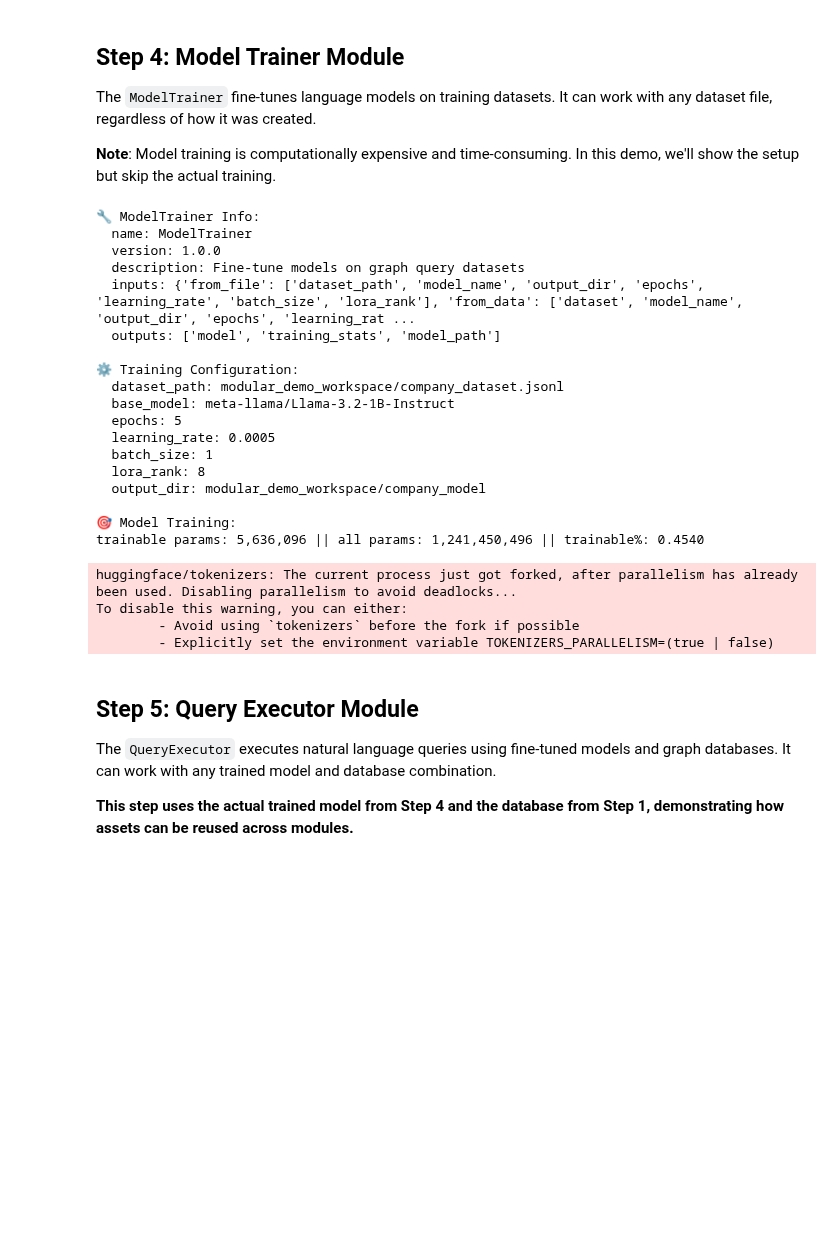
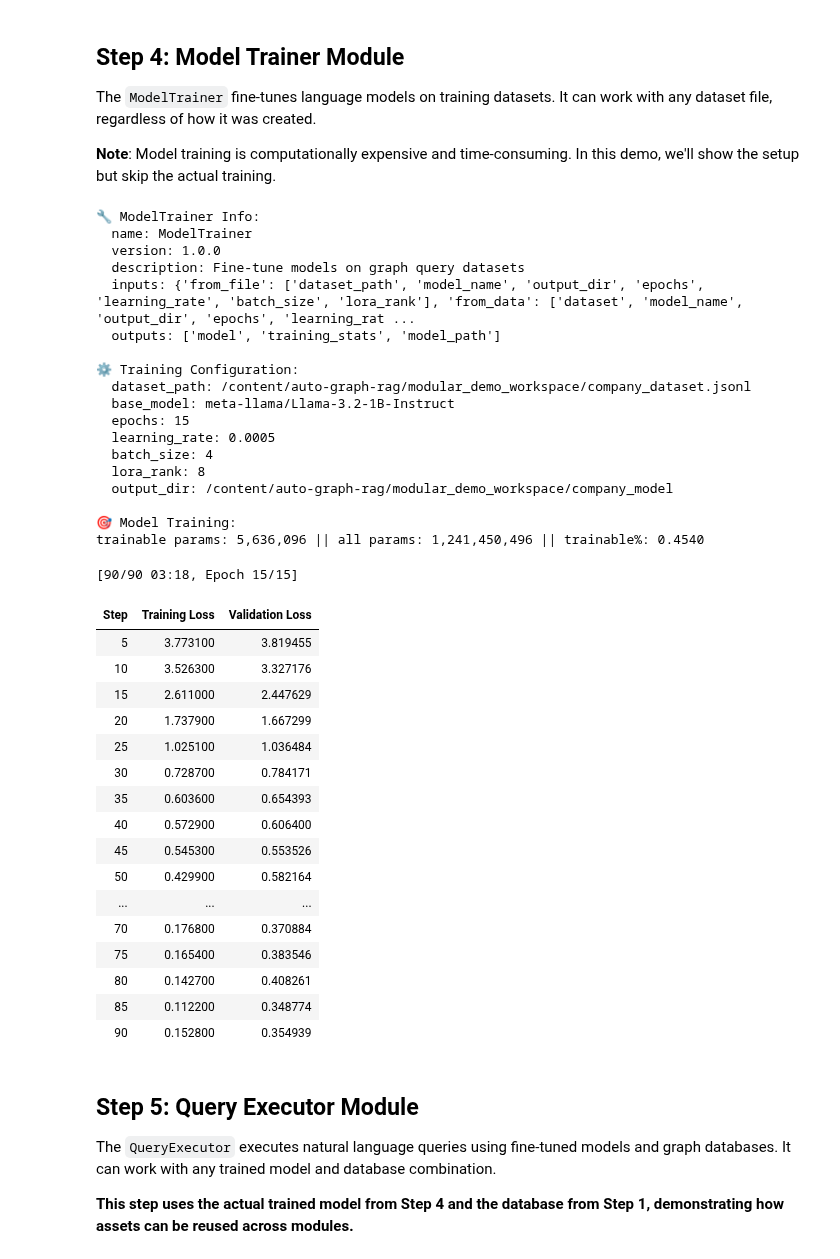
Before and after one commit to benjaminwfriedman/auto-graph-rag, a Jupyter notebook: modular_demo.ipynb, the cells around one changed output. Cells and saved outputs as stored; diff of their text form; code cells hidden in the pictures; blank space fills up the shorter version.

```diff
--- a/modular_demo.ipynb
+++ b/modular_demo.ipynb
@@ -52,7 +90,20 @@ Let's set up our working directory and check for required API keys.
 # %%
+import sys
 # Create working directory
-work_dir = Path("./modular_demo_workspace")
-work_dir.mkdir(exist_ok=True)
+# Detect environment and set working directory
+try:
+    import google.colab
+    in_colab = True
+    work_dir = Path("/content/auto-graph-rag/modular_demo_workspace")
+    sys.path.append("/content/auto-graph-rag/src")
+    print("🔍 Detected Google Colab environment")
+except ImportError:
+    in_colab = False
+    work_dir = Path("./modular_demo_workspace")
+    local_src = Path("./auto-graph-rag/src")
+    if local_src.exists():
+        sys.path.append(str(local_src))
+    print("🔍 Detected local environment")
 
 print(f"📁 Working directory: {work_dir.absolute()}")
 
@@ -347,50 +360,64 @@ dataset_path = work_dir / "company_dataset.jsonl"
 training_config = {
     "dataset_path":dataset_path,
     "base_model": "meta-llama/Llama-3.2-1B-Instruct",
-    "epochs": 5,
+    "epochs": 15,
     "learning_rate": 5e-4,
-    "batch_size": 1,
+    "batch_size": 4,
     "lora_rank": 8,
     "output_dir": str(work_dir / "company_model")
 }
 
 for key, value in training_config.items():
     print(f"  {key}: {value}")
 
 print("\n🎯 Model Training:")
 
 model = trainer.train_from_file(
     dataset_path=Path(training_config['dataset_path']),
     model_name=training_config['base_model'],
     output_dir=Path(training_config['output_dir']),
     epochs=training_config['epochs'],
     learning_rate=training_config['learning_rate'],
     batch_size=training_config['batch_size'],
     lora_rank=training_config['lora_rank']
 )
 # %% [output]
 🔧 ModelTrainer Info:
   name: ModelTrainer
   version: 1.0.0
   description: Fine-tune models on graph query datasets
   inputs: {'from_file': ['dataset_path', 'model_name', 'output_dir', 'epochs', 'learning_rate', 'batch_size', 'lora_rank'], 'from_data': ['dataset', 'model_name', 'output_dir', 'epochs', 'learning_rat ...
   outputs: ['model', 'training_stats', 'model_path']
 
 ⚙️ Training Configuration:
-  dataset_path: modular_demo_workspace/company_dataset.jsonl
+  dataset_path: /content/auto-graph-rag/modular_demo_workspace/company_dataset.jsonl
   base_model: meta-llama/Llama-3.2-1B-Instruct
-  epochs: 5
+  epochs: 15
   learning_rate: 0.0005
-  batch_size: 1
+  batch_size: 4
   lora_rank: 8
-  output_dir: modular_demo_workspace/company_model
+  output_dir: /content/auto-graph-rag/modular_demo_workspace/company_model
 
 🎯 Model Training:
 trainable params: 5,636,096 || all params: 1,241,450,496 || trainable%: 0.4540
-huggingface/tokenizers: The current process just got forked, after parallelism has already been used. Disabling parallelism to avoid deadlocks...
-To disable this warning, you can either:
-        - Avoid using `tokenizers` before the fork if possible
-        - Explicitly set the environment variable TOKENIZERS_PARALLELISM=(true | false)
+[90/90 03:18, Epoch 15/15]
+| Step | Training Loss | Validation Loss |
+| 5 | 3.773100 | 3.819455 |
+| 10 | 3.526300 | 3.327176 |
+| 15 | 2.611000 | 2.447629 |
+| 20 | 1.737900 | 1.667299 |
+| 25 | 1.025100 | 1.036484 |
+| 30 | 0.728700 | 0.784171 |
+| 35 | 0.603600 | 0.654393 |
+| 40 | 0.572900 | 0.606400 |
+| 45 | 0.545300 | 0.553526 |
+| 50 | 0.429900 | 0.582164 |
+| ... | ... | ... |
+| 70 | 0.176800 | 0.370884 |
+| 75 | 0.165400 | 0.383546 |
+| 80 | 0.142700 | 0.408261 |
+| 85 | 0.112200 | 0.348774 |
+| 90 | 0.152800 | 0.354939 |
 # %% [markdown]
 ## Step 5: Query Executor Module
 
```
Also changed, not shown: parts of 12 cells of this notebook.
